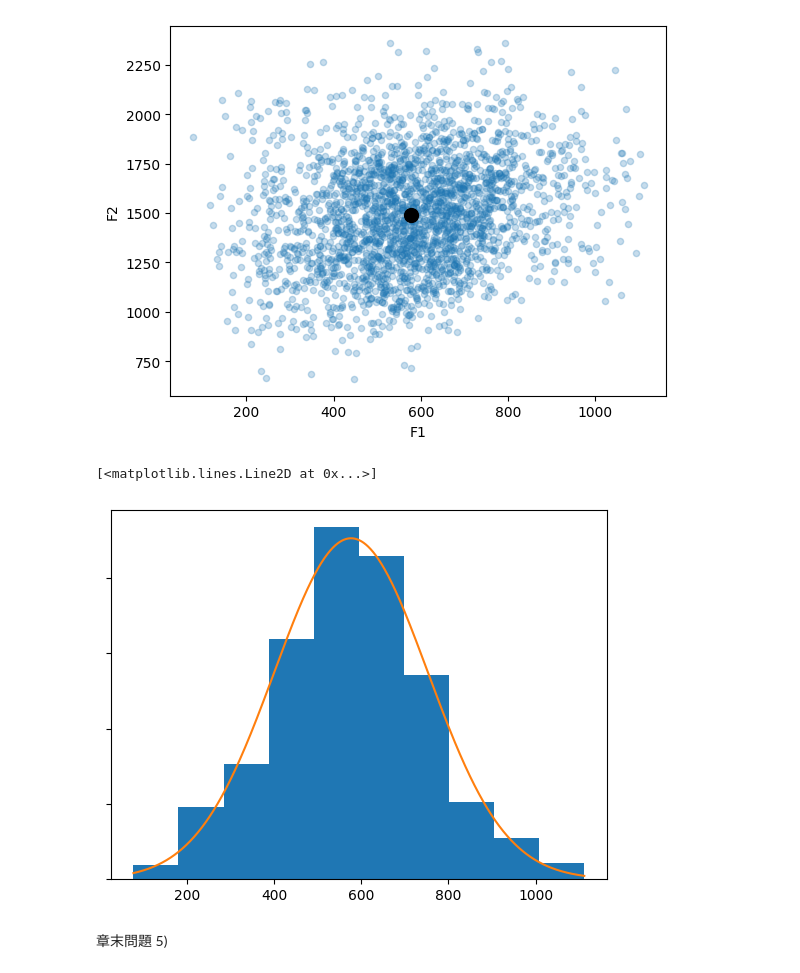
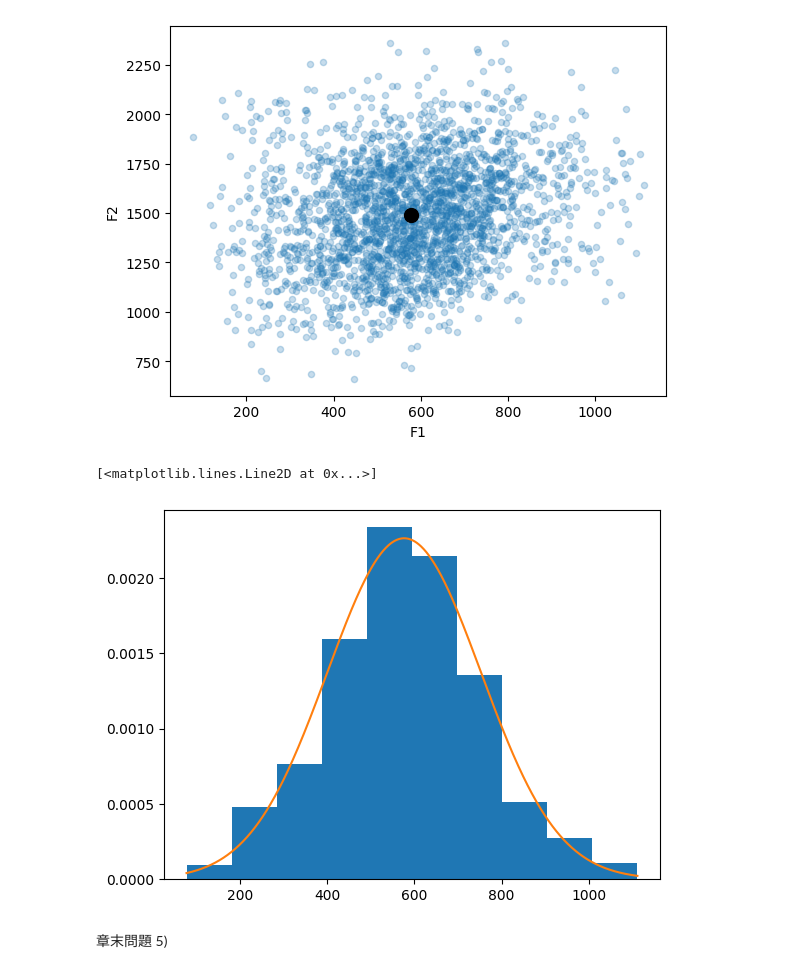
Before and after one commit to sp-au-mu-nl/SpeechComm, a Jupyter notebook: notebook/chap07.ipynb, the cells around one changed output. Drawn from its saved outputs; the diff is of its cells as text; code cells hidden in the pictures.

```diff
--- a/notebook/chap07.ipynb
+++ b/notebook/chap07.ipynb
@@ -56,13 +56,13 @@ plt.plot(*(dfA[['F1','F2']].mean().to_numpy()),'ok',
 # %%
 plt.close()
 plt.hist(dfA['F1'],density=True)
-plt.tick_params(labelleft=False)
+# plt.tick_params(labelleft=False)
 x = np.arange(dfA['F1'].min(),dfA['F1'].max())
 plt.plot(x,stats.norm.pdf(x=x,loc=dfA['F1'].mean(),
                           scale=dfA['F1'].std()))
 # %% [output]
 [<matplotlib.lines.Line2D at 0x...>]
-[figure, old version]
+[figure, new version]
 # %% [markdown]
 章末問題 5)
 # %%
```
Also changed, not shown: parts of 4 cells of this notebook.
